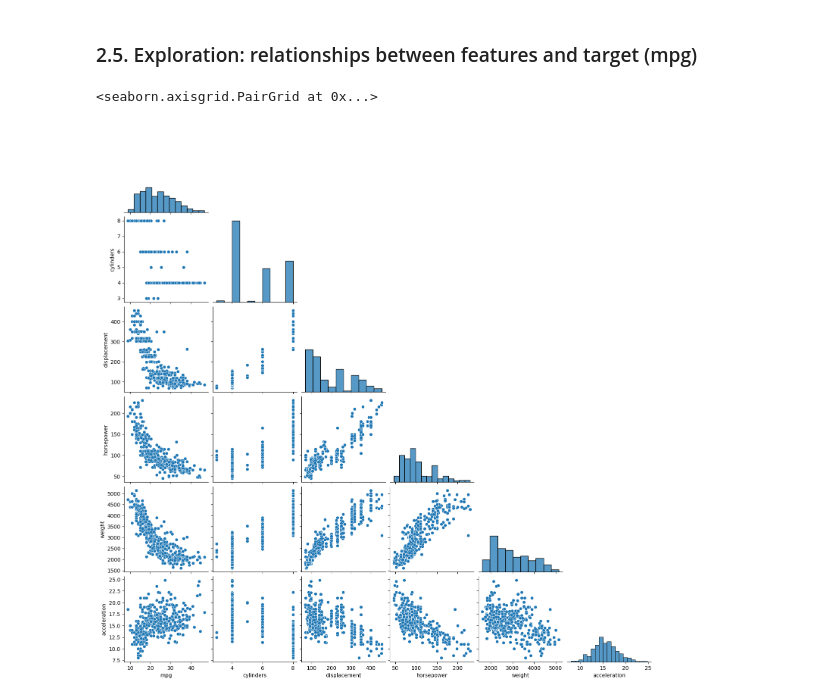
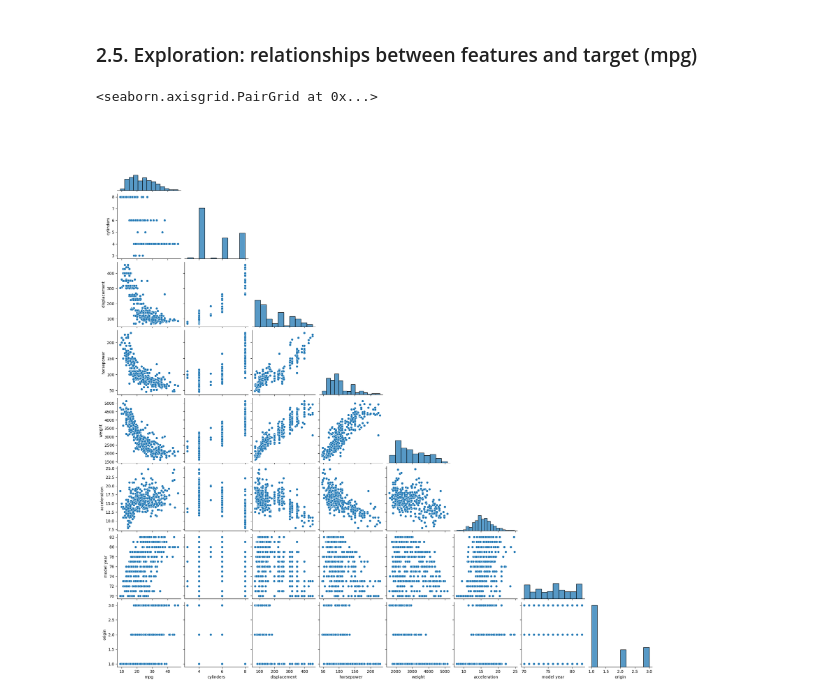
Before and after one commit to selvatica-36/advanced-regression-predicting-fuel-economy, a Jupyter notebook: analysis.ipynb, the cells around one changed output. Drawn from its saved outputs; the diff is of its cells as text; code cells hidden in the pictures.

```diff
--- a/analysis.ipynb
+++ b/analysis.ipynb
@@ -16,6 +18,6 @@ import seaborn as sns
 # %%
-data = pd.read_csv('Data/auto-mpg.csv')
-data.head()
+cars = pd.read_csv('Data/auto-mpg.csv')
+cars.head()
 # %% [output]
 |  | mpg | cylinders | displacement | horsepower | weight | acceleration | model year | origin | car name |
 | 0 | 18.0 | 8 | 307.0 | 130 | 3504 | 12.0 | 70 | 1 | chevrolet chevelle malibu |
@@ -51,5 +79,5 @@ memory usage: 28.1+ KB
 # %%
-data['horsepower'] = pd.to_numeric(data['horsepower'], errors='coerce')
+cars['horsepower'] = pd.to_numeric(cars['horsepower'], errors='coerce')
 # %% [markdown]
 **Issue 2**: the column 'origin' looks like a categorical feature that has been numerically encoded.
 
@@ -63,3 +85,6 @@ data['model year'] = pd.Categorical(data['model year'])
+# %%
+cars['origin'] = cars['origin'].astype('object')
+# cars['car name'] = pd.Categorical(cars['car name'])
 # %% [markdown]
 #### 2.2. Check for missing and inconsistent values
 Are there any missing values?
@@ -118,0 +148,4 @@ The median of the distribution is 93.5
+# %%
+# Let's impute with the mean
+cars['horsepower'] = cars['horsepower'].fillna(cars['horsepower'].mean())
+cars.info()
@@ -182,7 +238,7 @@ sns.boxplot(x=data["mpg"])
 # %% [markdown]
 ### 2.5. Exploration: relationships between features and target (mpg)
 # %%
-sns.pairplot(data.select_dtypes("number"), corner=True)
+sns.pairplot(cars, corner=True)
 # %% [output]
 <seaborn.axisgrid.PairGrid at 0x...>
-[figure, old version]
+[figure, new version]
```
Also changed, not shown: parts of 33 cells of this notebook.
